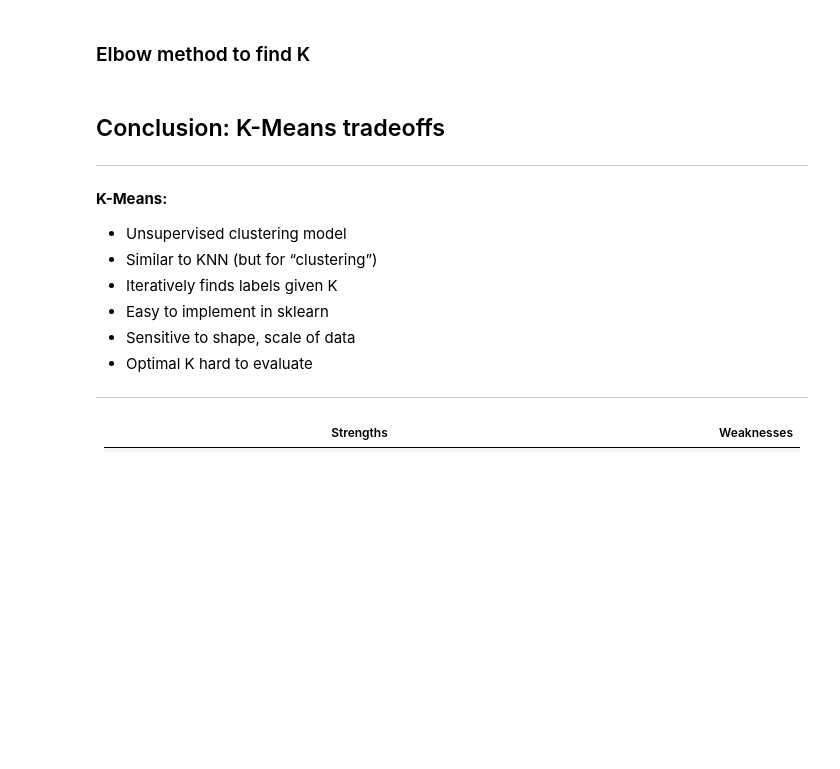
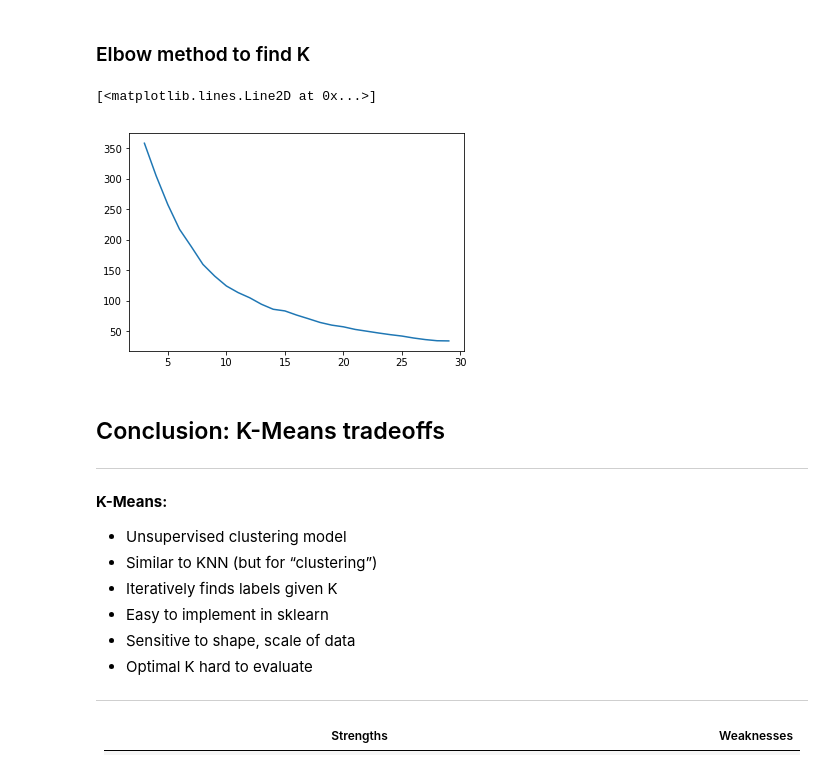
Before and after one commit to AbdullahMu/kmeans, a Jupyter notebook: intro-to-clustering-kmeans.ipynb, the cells around one changed output. Cells and saved outputs as stored; diff of their text form; code cells hidden in the pictures; blank space fills up the shorter version.

```diff
--- a/intro-to-clustering-kmeans.ipynb
+++ b/intro-to-clustering-kmeans.ipynb
@@ -395,3 +444,9 @@ centroids =
 # %% [markdown]
 <a id='verify'></a>
 ### Elbow method to find K
+# %%
+inertia = {}
+# for k in range(1, df.shape[0]):
+for k in range(1, 30): # for plotting
+    model = KMeans(n_clusters=k).fit(X)
+    inertia[k] = model.inertia_
@@ -398,3 +455,8 @@ centroids =
+# %%
+plt.plot(list(inertia.keys()), list(inertia.values()))
+# %% [output]
+[<matplotlib.lines.Line2D at 0x...>]
+[figure, added]
 # %% [markdown]
 <a id='conclusion'></a>
 ## Conclusion: K-Means tradeoffs
```
Also changed, not shown: parts of 11 cells of this notebook.
